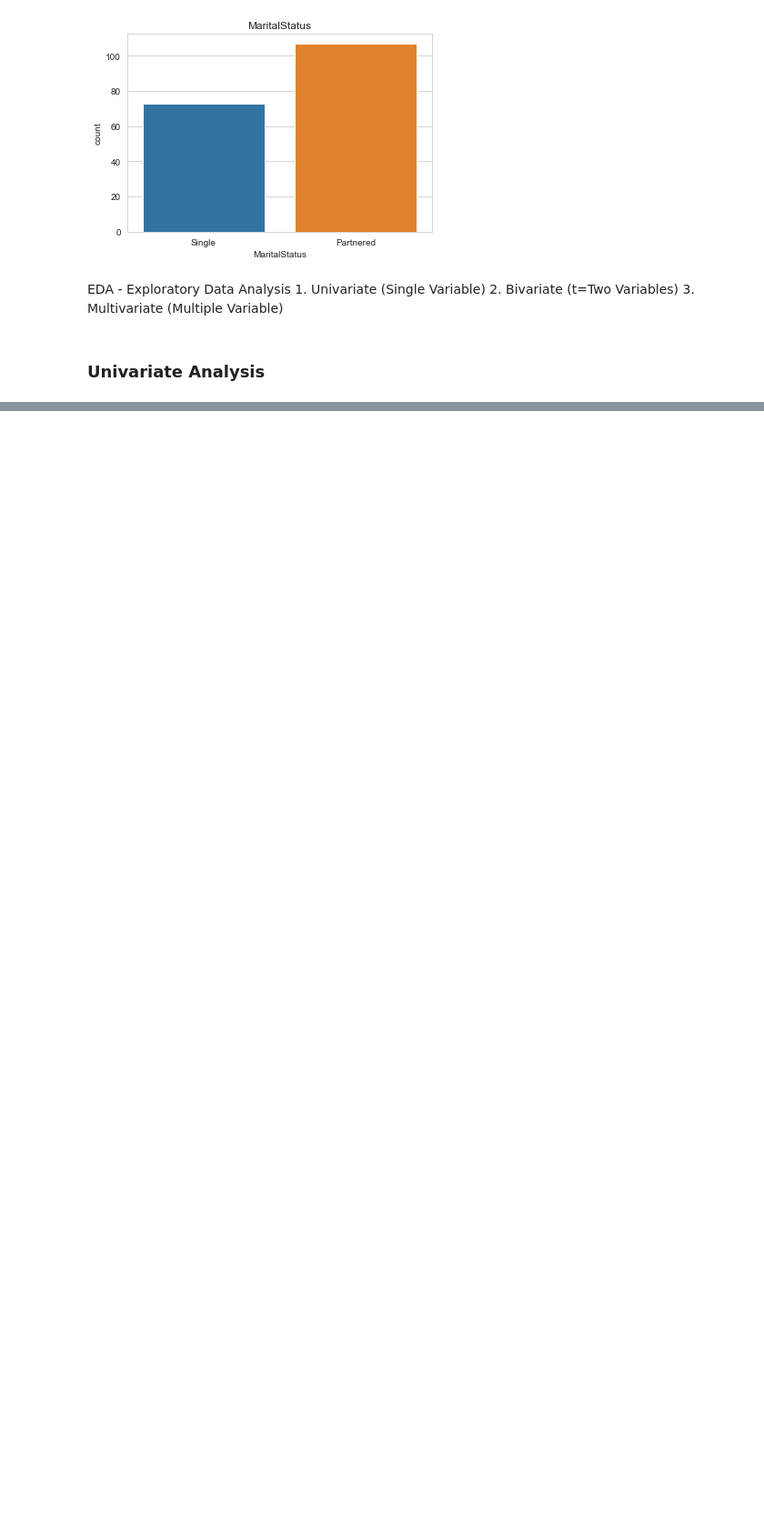
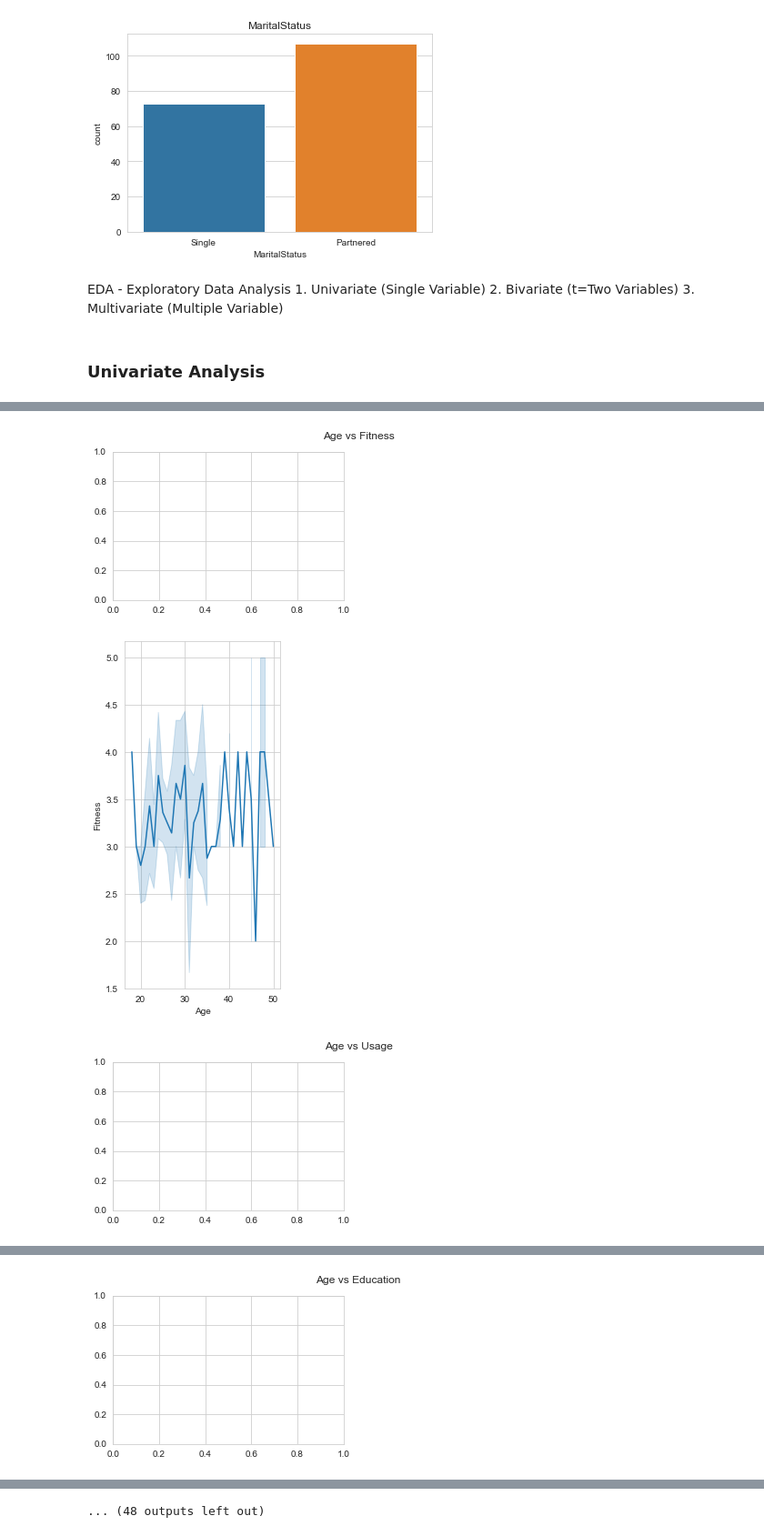
Before and after one commit to AshishLekhyani/Machine-Learning-JECRC, a Jupyter notebook: Day-10 to 20/Day-19/Day-19(treadmill-users).ipynb, the cells around one changed output, grey strips where cells are left out. Shown at 91% size. Drawn from its saved outputs; the diff is of its cells as text; code cells hidden in the pictures; blank space fills up the shorter version.

```diff
--- a/Day-10 to 20/Day-19/Day-19(treadmill-users).ipynb
+++ b/Day-10 to 20/Day-19/Day-19(treadmill-users).ipynb
@@ -125,0 +208,16 @@ for col in num_cols:
+# %%
+for col1 in num_cols:
+    for col2 in num_cols:
+        if col1 == col2:
+            continue
+        plt.figure(figsize=(10,3))
+        plt.suptitle(f'{col1} vs {col2}')
+        plt.subplot(1,2,1)
+        sns.jointplot(data=data,x=col1,y=col2,palette=choice(p_list))
+        plt.subplot(1,2,2)
+        sns.lineplot(data=data,x=col1,y=col2,palette=choice(p_list))
+        plt.show()
+# %% [output]
+[figure, added]
+[figure, added]
+[figure, added]
@@ -125,0 +225 @@ for col in num_cols:
+[figure, added]
@@ -125,0 +233 @@ for col in num_cols:
+... (48 outputs left out)
```
Also changed, not shown: parts of 10 cells of this notebook.
